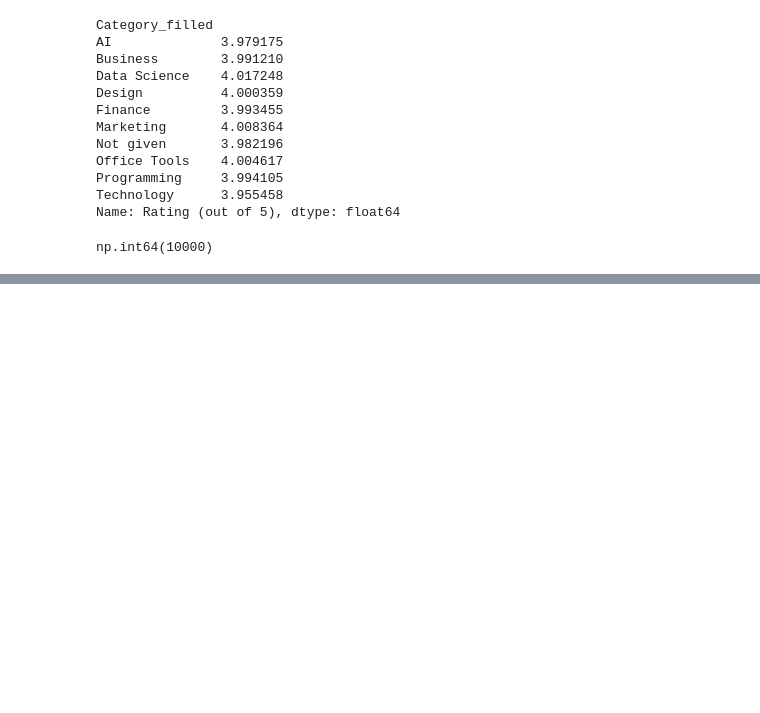
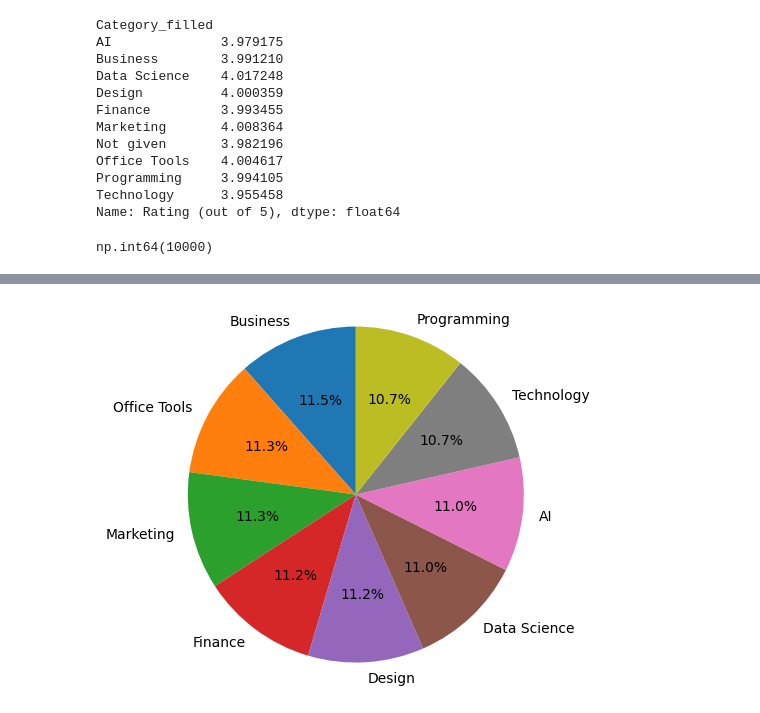
Before and after one commit to madinaAbdujabborova/exam_project, a Jupyter notebook: project.ipynb, the cells around one changed output, grey strips where cells are left out. Drawn from its saved outputs; the diff is of its cells as text; code cells hidden in the pictures; blank space fills up the shorter version.

Commit message:
File filled

```diff
--- a/project.ipynb
+++ b/project.ipynb
@@ -220,0 +463,3 @@ dtype: int64
+# %%
+df["DurationHour_mean"] = df.groupby("Category_filled")["Duration (hours)"].transform(lambda x: x.fillna(x.mean()))
+df
@@ -220,0 +482,3 @@ dtype: int64
+# %%
+df["DurationHour_median"] = df.groupby("Category_filled")["Duration (hours)"].transform(lambda x: x.fillna(x.median()))
+df
@@ -220,0 +515,3 @@ dtype: int64
+# %%
+df["Platform_mode"] = df["Platform"].fillna("Udemy")
+df
@@ -220,0 +556,22 @@ dtype: int64
+# %%
+mean_price = df['Price ($)'].mean()
+count = [0]
+
+def fill_platform(row, mean_price, count):
+    if pd.isna(row['Platform']):
+        if row['Price ($)'] < mean_price and count[0] % 2 == 0:
+            platform = 'LinkedIn Learning'
+        elif row['Price ($)'] < mean_price and count[0] % 2 != 0:
+            platform = 'edX'
+        elif row['Price ($)'] > mean_price and count[0] % 2 == 0:
+            platform = 'Udemy'
+        else:
+            platform = 'Coursera'
+        count[0] += 1
+        return platform
+    return row['Platform']
+
+# Apply the function to fill missing 'Platform' values
+df['Platform_mean(Price)'] = df.apply(fill_platform, axis=1, mean_price=mean_price, count=count)
+
+df
@@ -220,0 +630,10 @@ dtype: int64
+# %%
+category_counts = df['Category'].value_counts()
+
+fig, ax = plt.subplots()
+ax.pie(category_counts, labels=category_counts.index, autopct='%1.1f%%', startangle=90)
+ax.axis('equal')
+
+plt.show()
+# %% [output]
+[figure, added]
```
Also changed, not shown: parts of 57 cells of this notebook, 2 other files.
